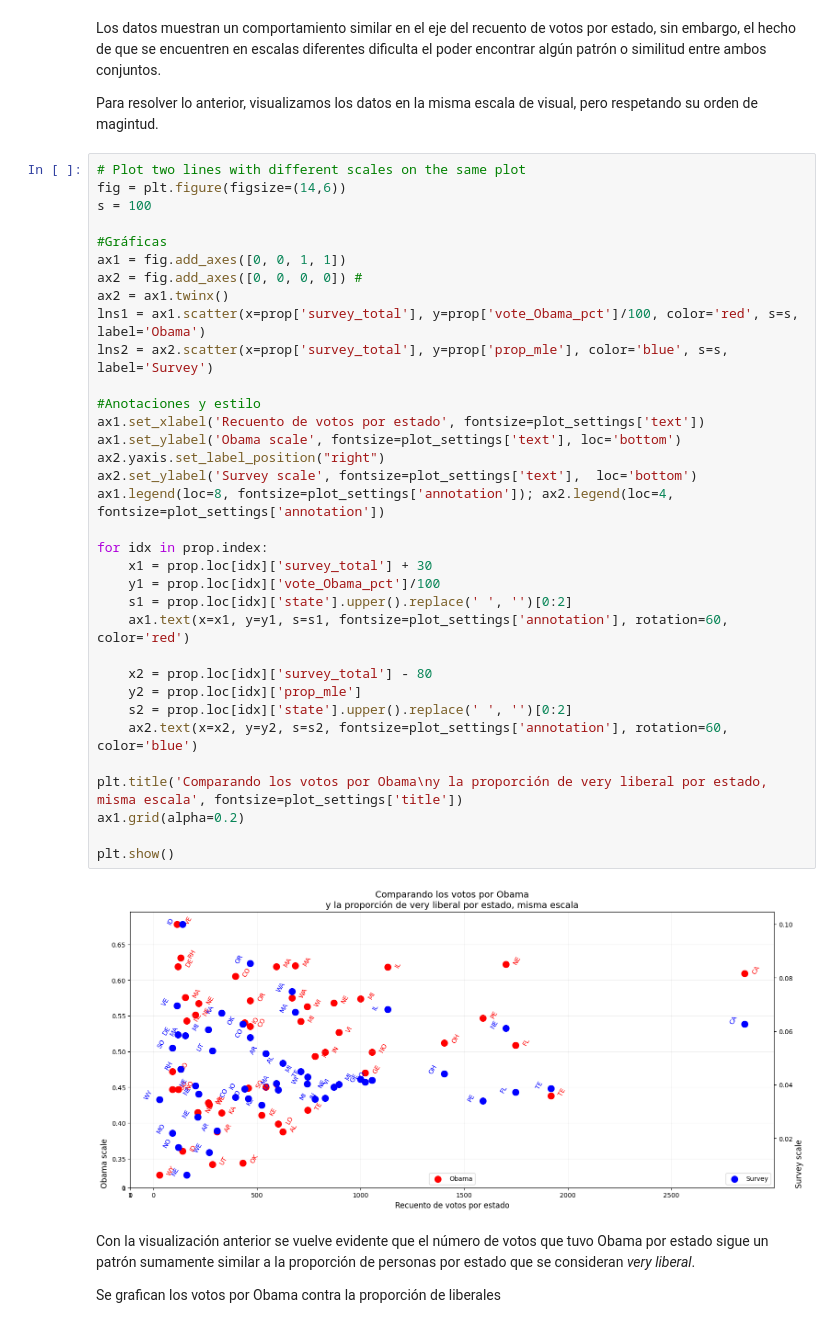
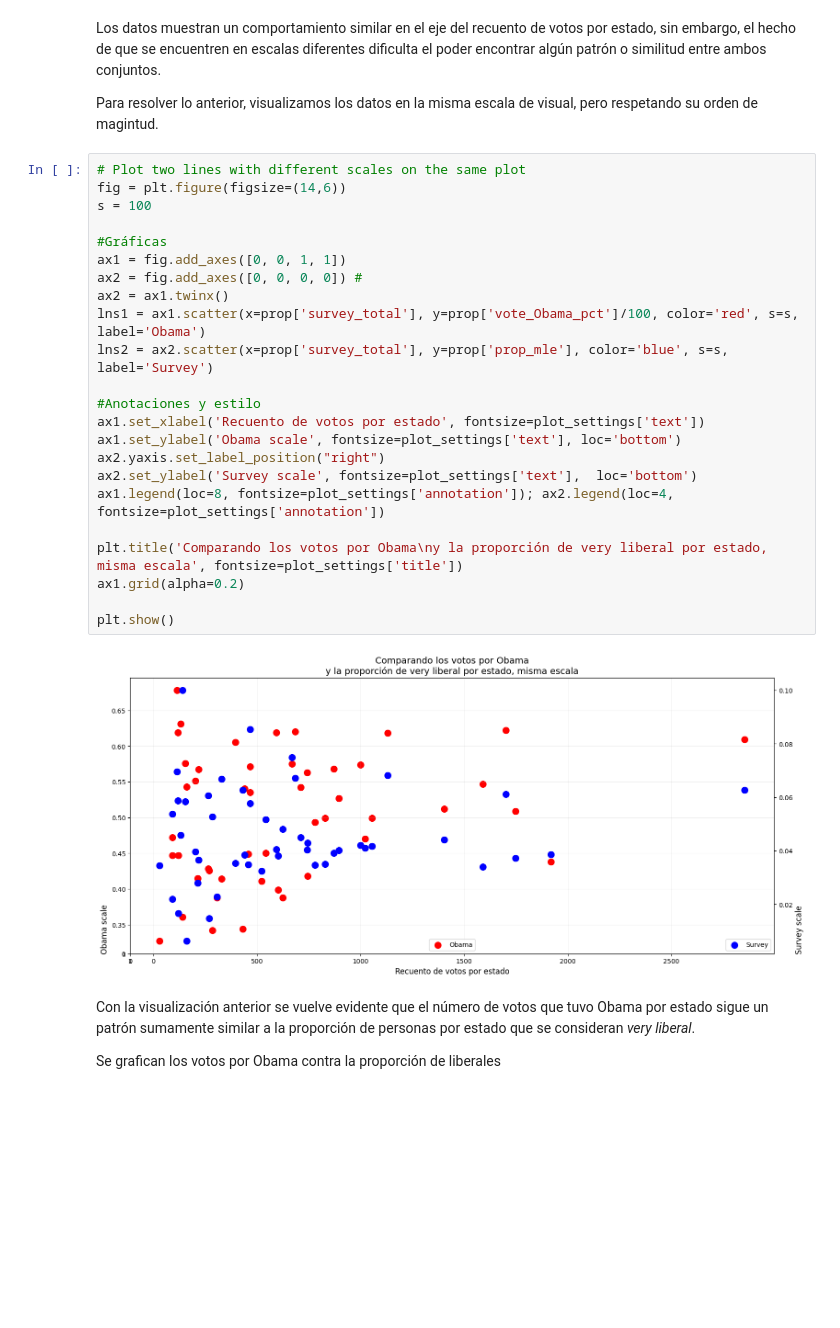
Before and after one commit to CAMM961001/bayes-first-steps, a Jupyter notebook: bayes-first-steps.ipynb, the cells around one changed output. Cells and saved outputs as stored; diff of their text form; blank space fills up the shorter version.

```diff
--- a/bayes-first-steps.ipynb
+++ b/bayes-first-steps.ipynb
@@ -140,39 +146,28 @@ Para resolver lo anterior, visualizamos los datos en la misma escala de visual,
 # %%
 # Plot two lines with different scales on the same plot
 fig = plt.figure(figsize=(14,6))
 s = 100
 
 #Gráficas
 ax1 = fig.add_axes([0, 0, 1, 1])
 ax2 = fig.add_axes([0, 0, 0, 0]) #
 ax2 = ax1.twinx()
 lns1 = ax1.scatter(x=prop['survey_total'], y=prop['vote_Obama_pct']/100, color='red', s=s, label='Obama')
 lns2 = ax2.scatter(x=prop['survey_total'], y=prop['prop_mle'], color='blue', s=s, label='Survey')
 
 #Anotaciones y estilo
 ax1.set_xlabel('Recuento de votos por estado', fontsize=plot_settings['text'])
 ax1.set_ylabel('Obama scale', fontsize=plot_settings['text'], loc='bottom')
 ax2.yaxis.set_label_position("right")
 ax2.set_ylabel('Survey scale', fontsize=plot_settings['text'],  loc='bottom')
 ax1.legend(loc=8, fontsize=plot_settings['annotation']); ax2.legend(loc=4, fontsize=plot_settings['annotation'])
 
-for idx in prop.index:
-    x1 = prop.loc[idx]['survey_total'] + 30
-    y1 = prop.loc[idx]['vote_Obama_pct']/100
-    s1 = prop.loc[idx]['state'].upper().replace(' ', '')[0:2]
-    ax1.text(x=x1, y=y1, s=s1, fontsize=plot_settings['annotation'], rotation=60, color='red')
-
-    x2 = prop.loc[idx]['survey_total'] - 80
-    y2 = prop.loc[idx]['prop_mle']
-    s2 = prop.loc[idx]['state'].upper().replace(' ', '')[0:2]
-    ax2.text(x=x2, y=y2, s=s2, fontsize=plot_settings['annotation'], rotation=60, color='blue')
-
 plt.title('Comparando los votos por Obama\ny la proporción de very liberal por estado, misma escala', fontsize=plot_settings['title'])
 ax1.grid(alpha=0.2)
 
 plt.show()
 # %% [output]
-[figure, old version]
+[figure, new version]
 # %% [markdown]
 Con la visualización anterior se vuelve evidente que el número de votos que tuvo Obama por estado sigue un patrón sumamente similar a la proporción de personas por estado que se consideran _very liberal_.
 
```
Also changed, not shown: parts of 17 cells of this notebook.
